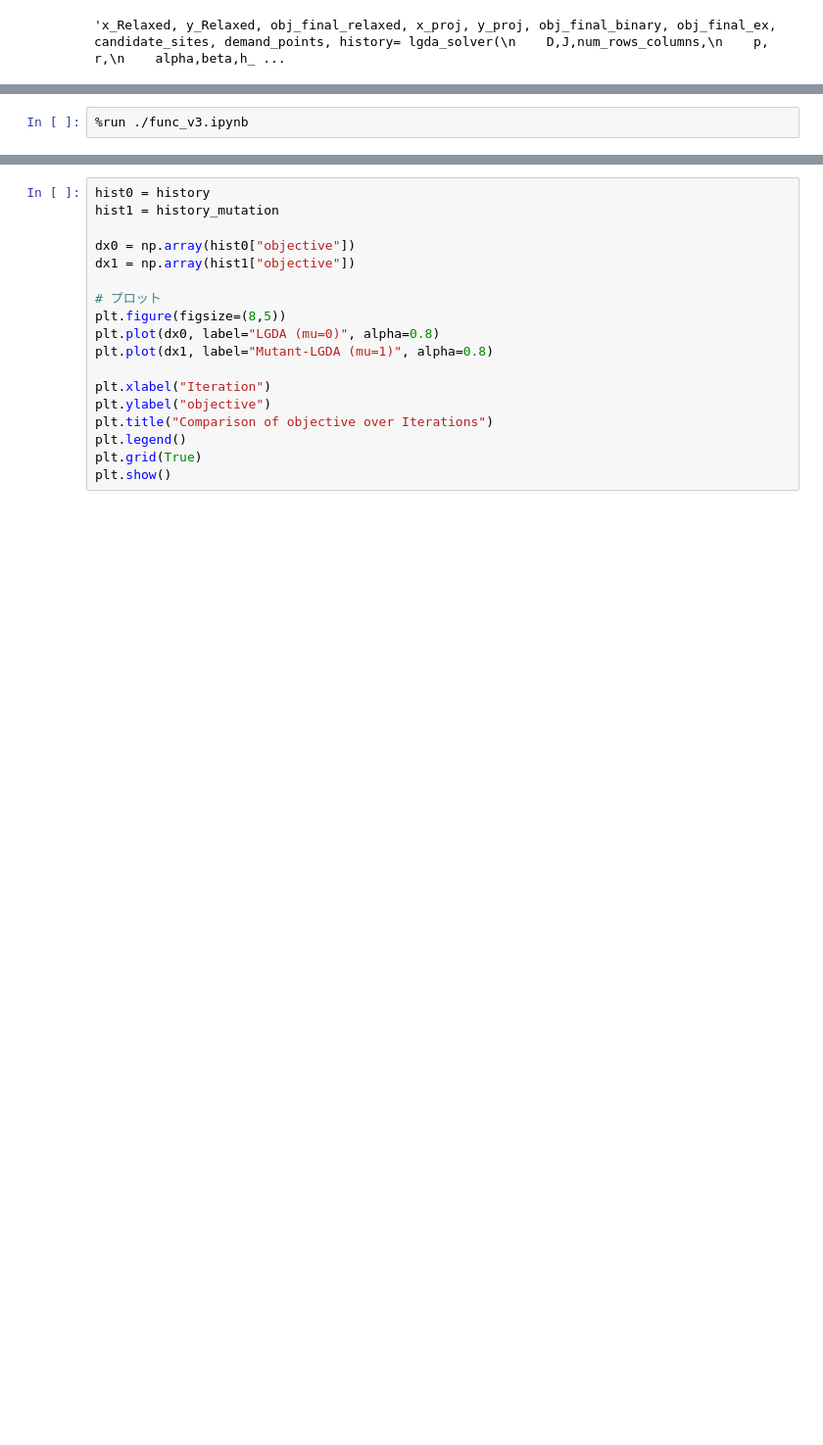
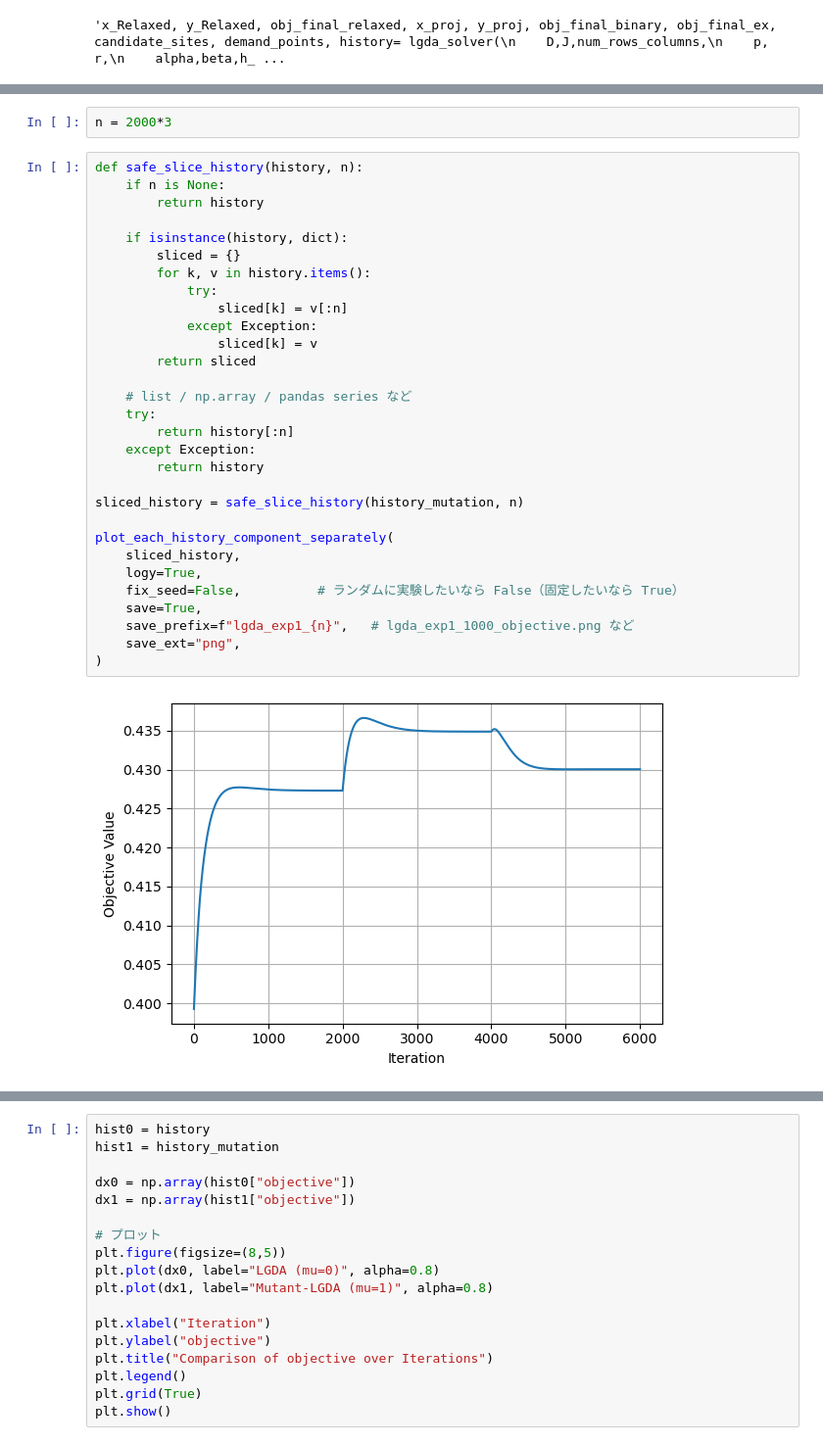
Before and after one commit to datty00725/allocate-probrem, a Jupyter notebook: mutaion_gda/execute.ipynb, the cells around one changed output, grey strips where cells are left out. Shown at 98% size. Saved outputs shown, nothing was run; the diff lists cells and outputs as text; blank space fills up the shorter version.

```diff
--- a/mutaion_gda/execute.ipynb
+++ b/mutaion_gda/execute.ipynb
@@ -92,2 +92,34 @@ plot_facility_selection(candidate_sites, demand_points, x_proj, y_proj)
-# %%
-%run ./func_v3.ipynb
+# %%
+n = 2000*3
+# %%
+def safe_slice_history(history, n):
+    if n is None:
+        return history
+
+    if isinstance(history, dict):
+        sliced = {}
+        for k, v in history.items():
+            try:
+                sliced[k] = v[:n]
+            except Exception:
+                sliced[k] = v
+        return sliced
+
+    # list / np.array / pandas series など
+    try:
+        return history[:n]
+    except Exception:
+        return history
+
+sliced_history = safe_slice_history(history_mutation, n)
+
+plot_each_history_component_separately(
+    sliced_history,
+    logy=True,
+    fix_seed=False,          # ランダムに実験したいなら False（固定したいなら True）
+    save=True,
+    save_prefix=f"lgda_exp1_{n}",   # lgda_exp1_1000_objective.png など
+    save_ext="png",
+)
+# %% [output]
+[figure, added]
```
Also changed, not shown: parts of 6 cells of this notebook, 12 other files.
